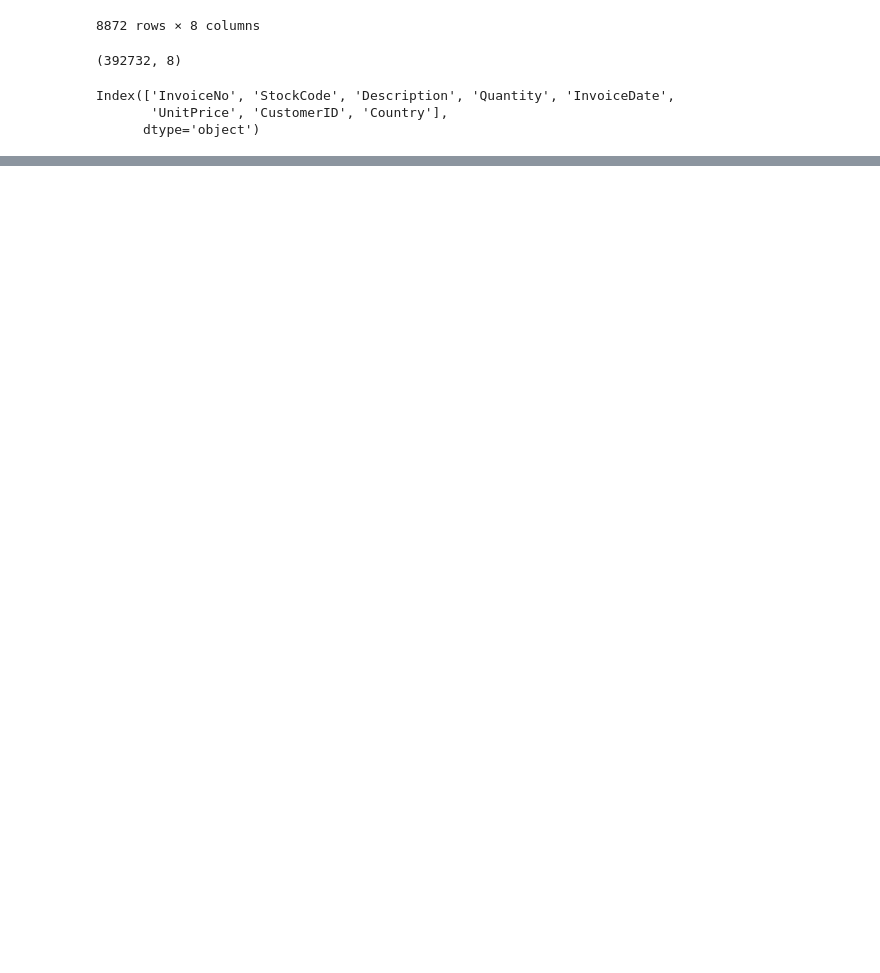
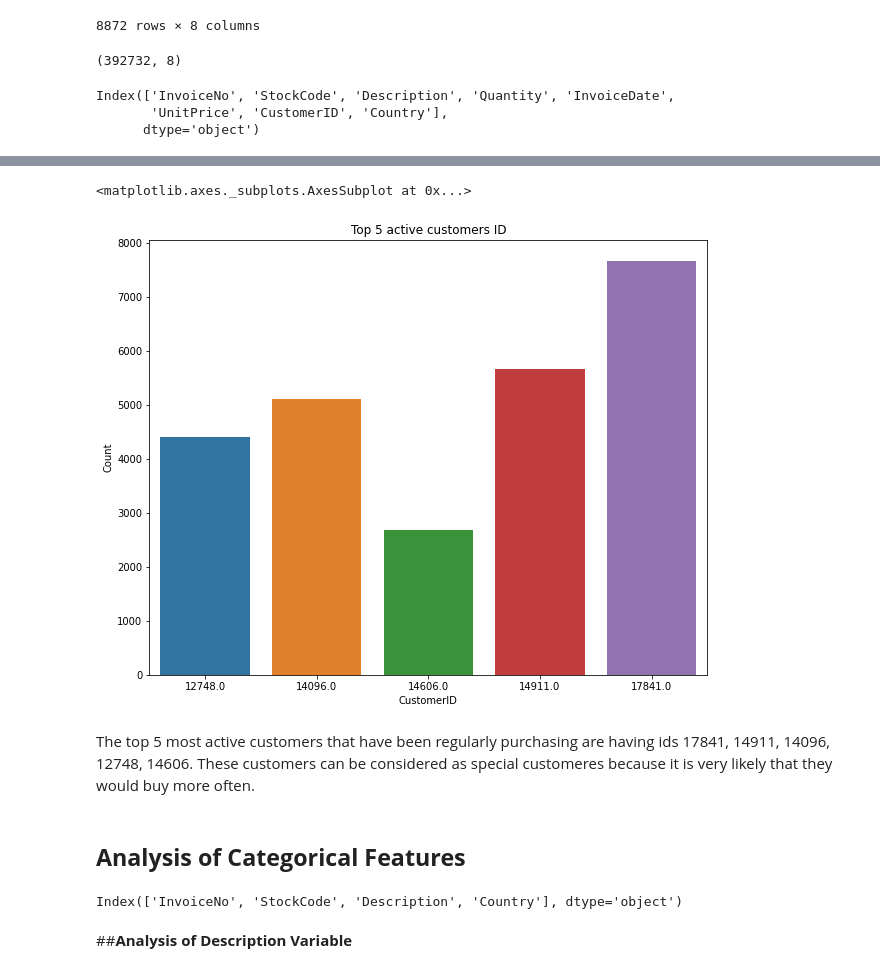
Before and after one commit to rushikeshjagatap85/Online_Retail_Customer_Segmentation_Capstone_Project, a Jupyter notebook: Online_Retail_Customer_Segmentation_Capstone_Project.ipynb, the cells around one changed output, grey strips where cells are left out. Drawn from its saved outputs; the diff is of its cells as text; code cells hidden in the pictures; blank space fills up the shorter version.

```diff
--- a/Online_Retail_Customer_Segmentation_Capstone_Project.ipynb
+++ b/Online_Retail_Customer_Segmentation_Capstone_Project.ipynb
@@ -319,0 +322,7 @@ Index(['InvoiceNo', 'StockCode', 'Description', 'Quantity', 'InvoiceDate',
+# %%
+customer_df['InvoiceDate_year'] = customer_df['InvoiceDate'].dt.year
+customer_df['InvoiceDate_month'] = customer_df['InvoiceDate'].dt.month
+customer_df['InvoiceDate_day'] = customer_df['InvoiceDate'].dt.day
+customer_df['InvoiceDate_hour'] = customer_df['InvoiceDate'].dt.hour
+customer_df['InvoiceDate_minute'] = customer_df['InvoiceDate'].dt.minute
+customer_df['InvoiceDate_second'] = customer_df['InvoiceDate'].dt.second
@@ -319,0 +377,5 @@ Index(['InvoiceNo', 'StockCode', 'Description', 'Quantity', 'InvoiceDate',
+# %%
+# finding most active customer
+active_customers=pd.DataFrame(customer_df['CustomerID'].value_counts().sort_values(ascending=False).reset_index())
+active_customers.rename(columns={'index':'CustomerID','CustomerID':'Count'},inplace=True)
+active_customers
@@ -319,0 +406,19 @@ Index(['InvoiceNo', 'StockCode', 'Description', 'Quantity', 'InvoiceDate',
+# %%
+plt.figure(figsize=(10,8))
+plt.title('Top 5 active customers ID')
+sns.barplot(x='CustomerID',y='Count',data=active_customers[:5])
+# %% [output]
+<matplotlib.axes._subplots.AxesSubplot at 0x...>
+[figure, added]
+# %% [markdown]
+The top 5 most active customers that have been regularly purchasing are having ids 17841, 14911, 14096, 12748, 14606. These customers can be considered as special customeres because it is very likely that they would buy more often.
+# %% [markdown]
+## **Analysis of  Categorical Features**
+# %%
+categorical_columns=list(customer_df.select_dtypes(['object']).columns)
+categorical_features=pd.Index(categorical_columns)
+categorical_features
+# %% [output]
+Index(['InvoiceNo', 'StockCode', 'Description', 'Country'], dtype='object')
+# %% [markdown]
+##**Analysis of Description Variable**
```
Also changed, not shown: parts of 24 cells of this notebook.
